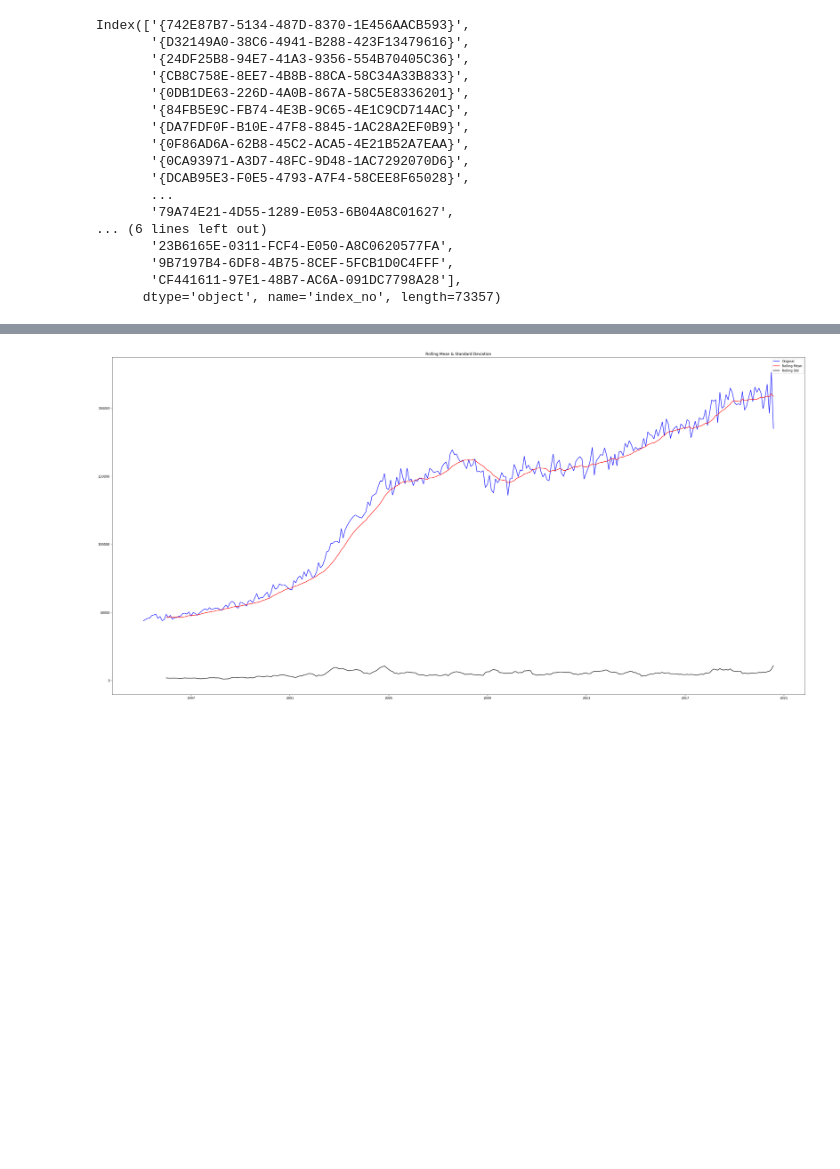
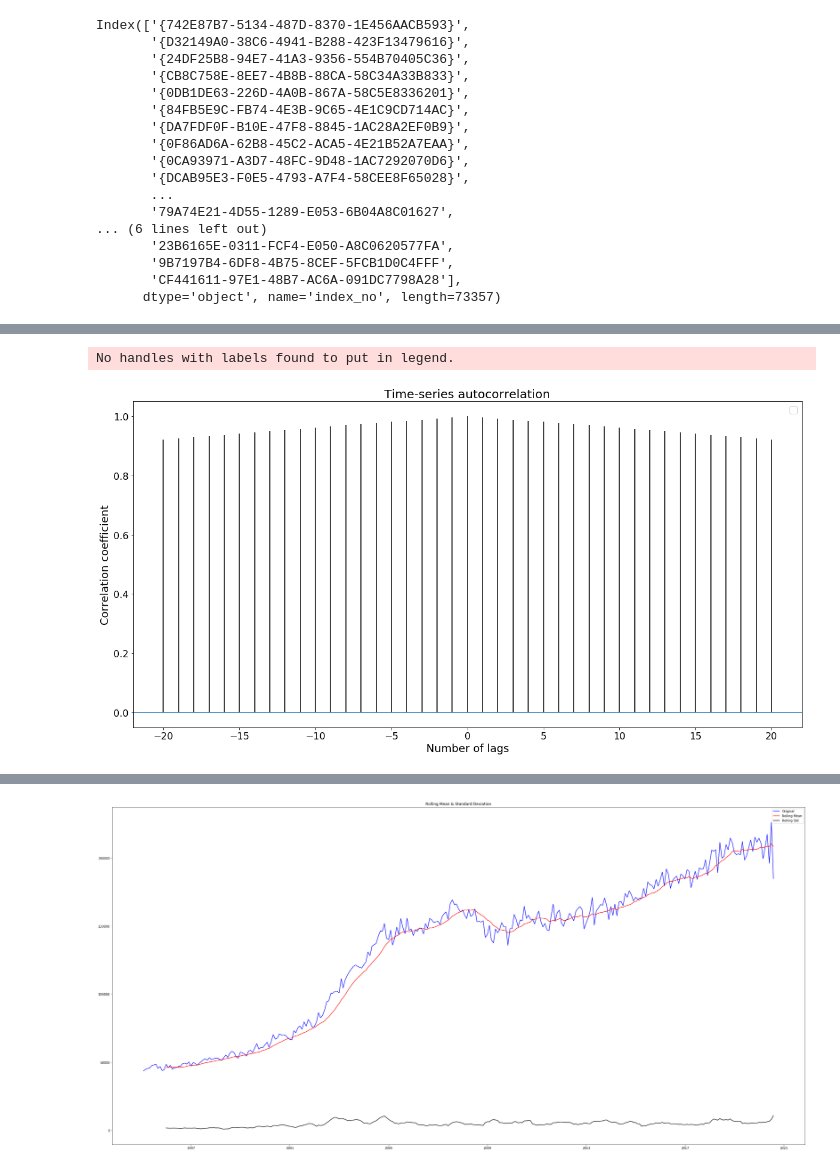
Before and after one commit to risdallseis/Cardiff_house_sales, a Jupyter notebook: cardiff_monthly_time_series.ipynb, the cells around one changed output, grey strips where cells are left out. Saved outputs shown, nothing was run; the diff lists cells and outputs as text; code cells hidden in the pictures; blank space fills up the shorter version.

```diff
--- a/cardiff_monthly_time_series.ipynb
+++ b/cardiff_monthly_time_series.ipynb
@@ -128,0 +118,16 @@ ts=ts['Price']
+# %%
+plt.figure(figsize=(20,10))
+plt.acorr(x=ts.values,data=ts,maxlags=20)
+plt.xlabel("Number of lags", fontsize='18')
+plt.ylabel("Correlation coefficient", fontsize='18')
+plt.title("Time-series autocorrelation", fontsize='20')
+
+plt.legend(loc='best')
+font = {'family' : 'normal',
+        'weight' : 'normal',
+        'size'   : 16}
+plt.rc('font', **font)
+plt.show()
+# %% [output]
+No handles with labels found to put in legend.
+[figure, added]
```
Also changed, not shown: parts of 40 cells of this notebook.
